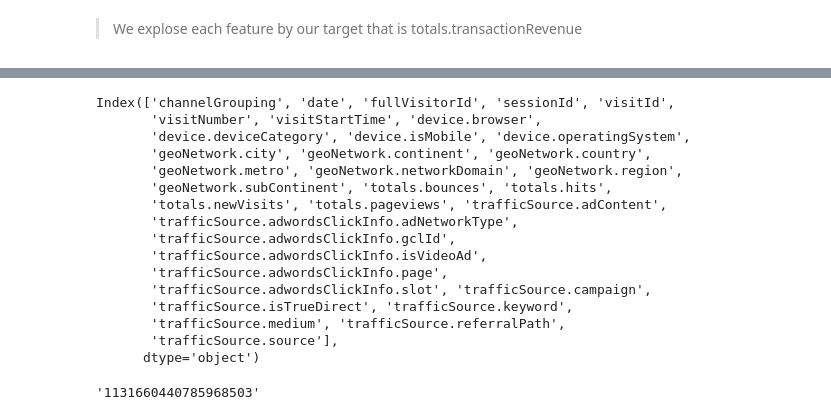
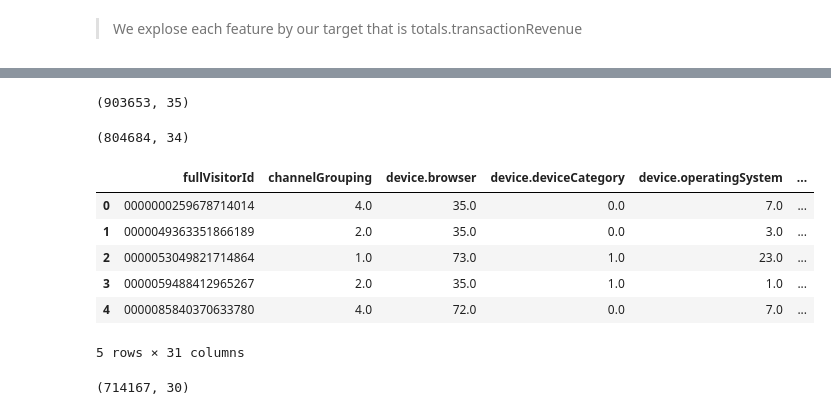
Before and after one commit to nguyenkhacbaoanh/ml-discover, a Jupyter notebook: GStore-Customer-Revenue/Data-Exploration.ipynb, the cells around one changed output, grey strips where cells are left out. Saved outputs shown, nothing was run; the diff lists cells and outputs as text; code cells hidden in the pictures.

```diff
--- a/GStore-Customer-Revenue/Data-Exploration.ipynb
+++ b/GStore-Customer-Revenue/Data-Exploration.ipynb
@@ -261,9 +175,27 @@ num_cols = ['visitNumber',
             'totals.hits',
             'totals.newVisits',
             'totals.pageviews']
-for c in ['device.isMobile',
-                'trafficSource.adwordsClickInfo.isVideoAd',
-                'trafficSource.adwordsClickInfo.page',
-                'trafficSource.isTrueDirect']:
-    cat_cols.append(c)
-print(cat_cols)
+cat_cols = ['channelGrouping',
+            'device.browser',
+            'device.deviceCategory',
+            'device.operatingSystem',
+            'geoNetwork.city',
+            'geoNetwork.continent',
+            'geoNetwork.country',
+            'geoNetwork.metro',
+            'geoNetwork.networkDomain',
+            'geoNetwork.region',
+            'geoNetwork.subContinent',
+            'trafficSource.adContent',
+            'trafficSource.adwordsClickInfo.adNetworkType',
+            'trafficSource.adwordsClickInfo.gclId',
+            'trafficSource.adwordsClickInfo.slot',
+            'trafficSource.campaign',
+            'trafficSource.keyword',
+            'trafficSource.medium',
+            'trafficSource.referralPath',
+            'trafficSource.source',
+            'device.isMobile',
+            'trafficSource.adwordsClickInfo.isVideoAd',
+            'trafficSource.adwordsClickInfo.page',
+            'trafficSource.isTrueDirect']
@@ -496,21 +466,6 @@ train = pd.read_csv("input/train_work.csv", dtype={'fullVisitorId':'str'})
 test = pd.read_csv("input/test_work.csv", dtype={'fullVisitorId':'str'})
 target = pd.read_csv("input/target_work.csv")
 # %%
-train.columns
+train.shape
 # %% [output]
-Index(['channelGrouping', 'date', 'fullVisitorId', 'sessionId', 'visitId',
-       'visitNumber', 'visitStartTime', 'device.browser',
-       'device.deviceCategory', 'device.isMobile', 'device.operatingSystem',
-       'geoNetwork.city', 'geoNetwork.continent', 'geoNetwork.country',
-       'geoNetwork.metro', 'geoNetwork.networkDomain', 'geoNetwork.region',
-       'geoNetwork.subContinent', 'totals.bounces', 'totals.hits',
-       'totals.newVisits', 'totals.pageviews', 'trafficSource.adContent',
-       'trafficSource.adwordsClickInfo.adNetworkType',
-       'trafficSource.adwordsClickInfo.gclId',
-       'trafficSource.adwordsClickInfo.isVideoAd',
-       'trafficSource.adwordsClickInfo.page',
-       'trafficSource.adwordsClickInfo.slot', 'trafficSource.campaign',
-       'trafficSource.isTrueDirect', 'trafficSource.keyword',
-       'trafficSource.medium', 'trafficSource.referralPath',
-       'trafficSource.source'],
-      dtype='object')
+(903653, 35)
@@ -521,4 +472,20 @@ train.rename(columns={'0.0': 'totals.transactionRevenue'}, inplace=True)
-# %%
-train["fullVisitorId"][0]
-# %% [output]
-'1131660440785968503'
+# %%
+test.shape
+# %% [output]
+(804684, 34)
+# %%
+data_test = test[cat_cols + num_cols + ['fullVisitorId']].groupby('fullVisitorId').mean().reset_index()
+data_test.head()
+# %% [output]
+|  | fullVisitorId | channelGrouping | device.browser | device.deviceCategory | device.operatingSystem | ... |
+| 0 | 0000000259678714014 | 4.0 | 35.0 | 0.0 | 7.0 | ... |
+| 1 | 0000049363351866189 | 2.0 | 35.0 | 0.0 | 3.0 | ... |
+| 2 | 0000053049821714864 | 1.0 | 73.0 | 1.0 | 23.0 | ... |
+| 3 | 0000059488412965267 | 2.0 | 35.0 | 1.0 | 1.0 | ... |
+| 4 | 0000085840370633780 | 4.0 | 72.0 | 0.0 | 7.0 | ... |
+5 rows × 31 columns
+# %%
+data_train = train[cat_cols + num_cols + ['fullVisitorId']].groupby('fullVisitorId').mean()
+data_train.shape
+# %% [output]
+(714167, 30)
```
Also changed, not shown: parts of 76 cells of this notebook, 2 other files.
